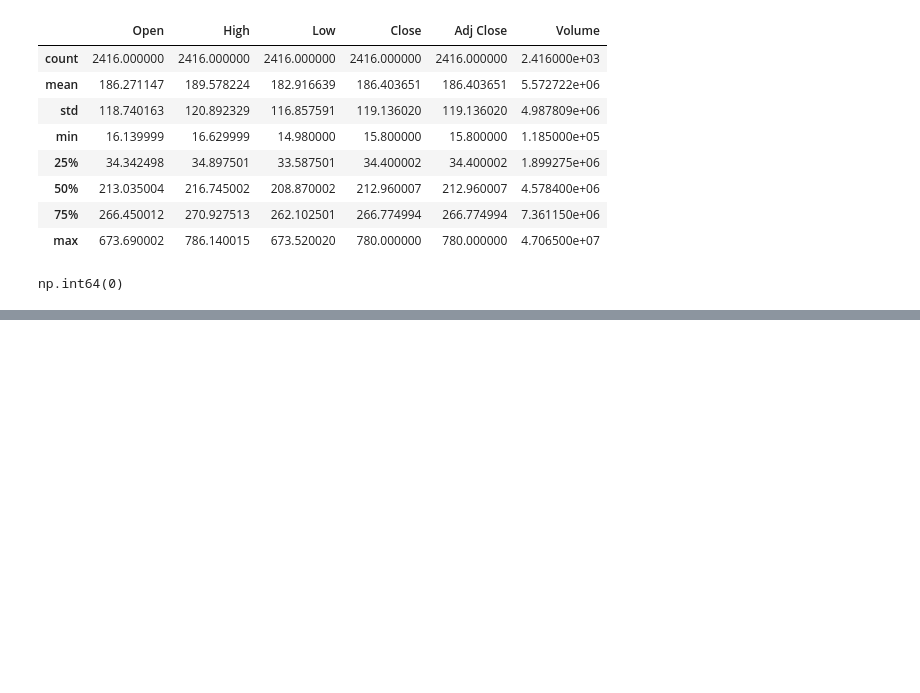
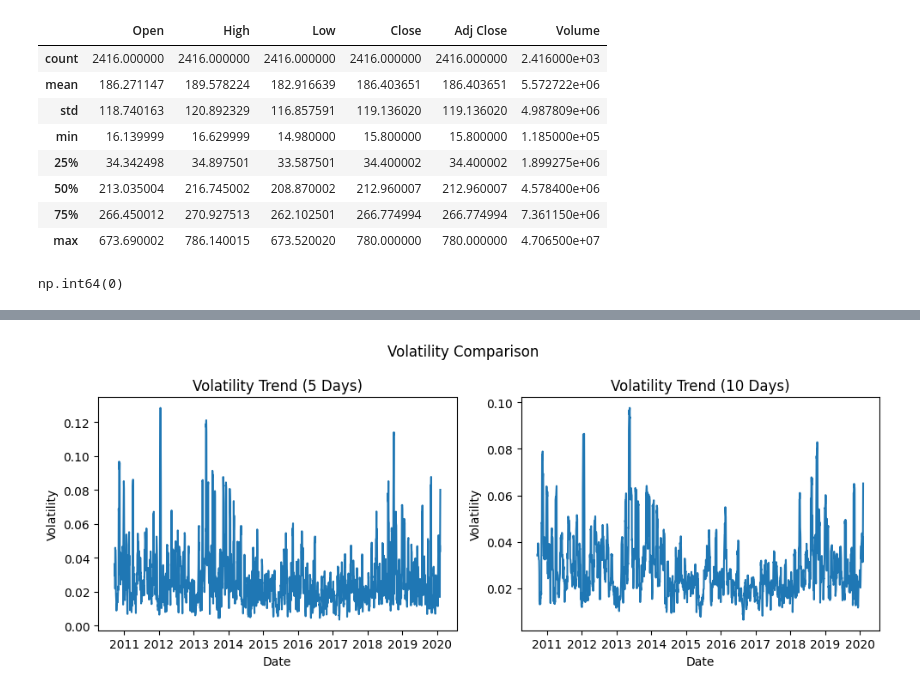
Before and after one commit to vijais0604-cloud/Tesla-stock-prediction, a Jupyter notebook: Tesla stock prediction.ipynb, the cells around one changed output, grey strips where cells are left out. Cells and saved outputs as stored; diff of their text form; code cells hidden in the pictures; blank space fills up the shorter version.

```diff
--- a/Tesla stock prediction.ipynb
+++ b/Tesla stock prediction.ipynb
@@ -69,0 +151,22 @@ plt.show()
+# %%
+fig, axs = plt.subplots(1, 2, figsize=(10, 4))
+
+# Plot 1
+axs[0].plot(df["Date"], df["Volatility_5"])
+axs[0].set_title("Volatility Trend (5 Days)")
+axs[0].set_xlabel("Date")
+axs[0].set_ylabel("Volatility")
+
+# Plot 2
+axs[1].plot(df["Date"], df["Volatility_10"])
+axs[1].set_title("Volatility Trend (10 Days)")
+axs[1].set_xlabel("Date")
+axs[1].set_ylabel("Volatility")
+
+# Overall title
+fig.suptitle("Volatility Comparison")
+
+plt.tight_layout()
+plt.show()
+# %% [output]
+[figure, added]
```
Also changed, not shown: parts of 15 cells of this notebook, 1 other file.
